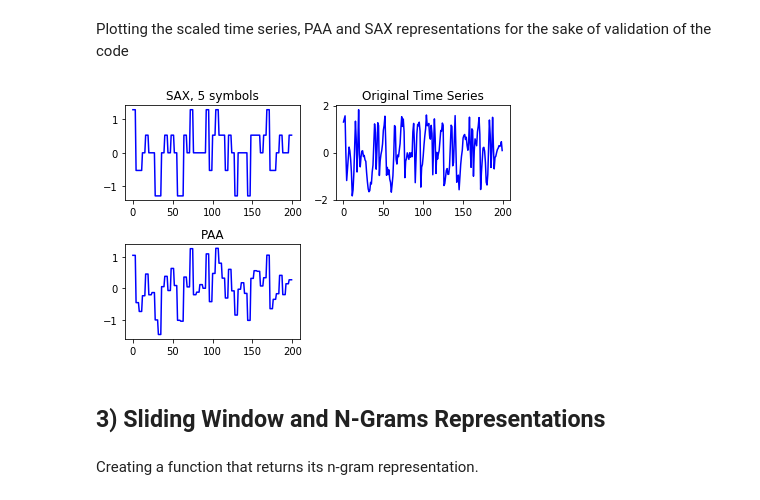
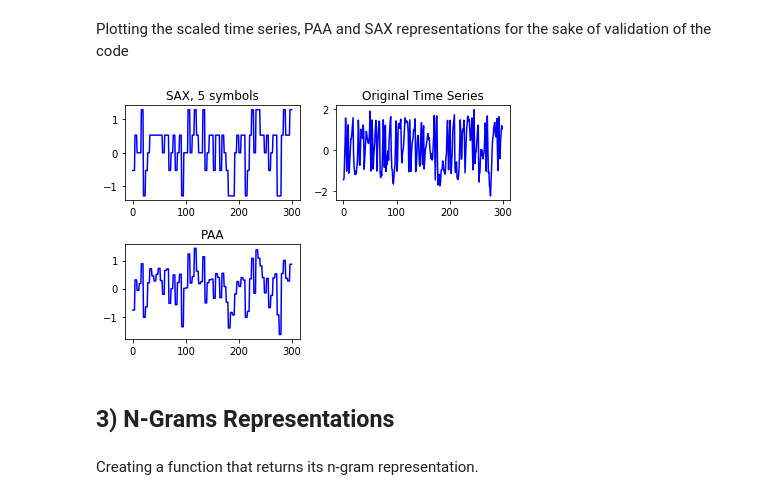
Before and after one commit to chengh42/Cyber-Data-Analytics, a Jupyter notebook: batadal/DiscreteModelTask.ipynb, the cells around one changed output. Saved outputs shown, nothing was run; the diff lists cells and outputs as text; code cells hidden in the pictures.

```diff
--- a/batadal/DiscreteModelTask.ipynb
+++ b/batadal/DiscreteModelTask.ipynb
@@ -63,7 +69,7 @@ dftest=dftest.set_index('DATETIME')
 Scaling the data to normal distribution with mean zero and standard deviation one and plotting one column to validate the execution
 # %%
 # Getting one column to test the code
-dataset=dftrain1['L_T4']
+dataset=dftrain1['L_T7']
 # %%
 ## Creating a function that scale and standardize a dataset
 def scaling(mu,std,data):
@@ -125,27 +131,27 @@ Plotting the scaled time series, PAA and SAX representations for the sake of val
 # %%
 #Plotting - only 100 first values to test the code isworking as expected
 
 # Plotting the scaled data set
 plt.subplot(2, 2, 2)  # First, raw time series
-plt.plot(dataset_scale.ravel()[300:500], "b-")
+plt.plot(dataset_scale.ravel()[0:300], "b-")
 plt.title("Original Time Series")
 
 #Plotting the PAA (ONLY FOR COMPARISON PURPOSES)
 plt.subplot(2, 2, 3)
-plt.plot(paa_dataset_inv[0].ravel()[300:500], "b-")
+plt.plot(paa_dataset_inv[0].ravel()[0:300], "b-")
 plt.title("PAA")
 
 #Plotting the SAX
 plt.subplot(2, 2, 1)  # Then SAX
-plt.plot(sax_dataset_inv[0].ravel()[300:500], "b-")
+plt.plot(sax_dataset_inv[0].ravel()[0:300], "b-")
 plt.title("SAX, %d symbols" % n_sax_symbols)
 
 plt.tight_layout()
 plt.show()
 # %% [output]
-[figure, old version]
+[figure, new version]
 # %% [markdown]
-## 3) Sliding Window and N-Grams Representations
+## 3) N-Grams Representations
 # %% [markdown]
 Creating a function that returns its n-gram representation.
 # %%
```
Also changed, not shown: parts of 39 cells of this notebook.
